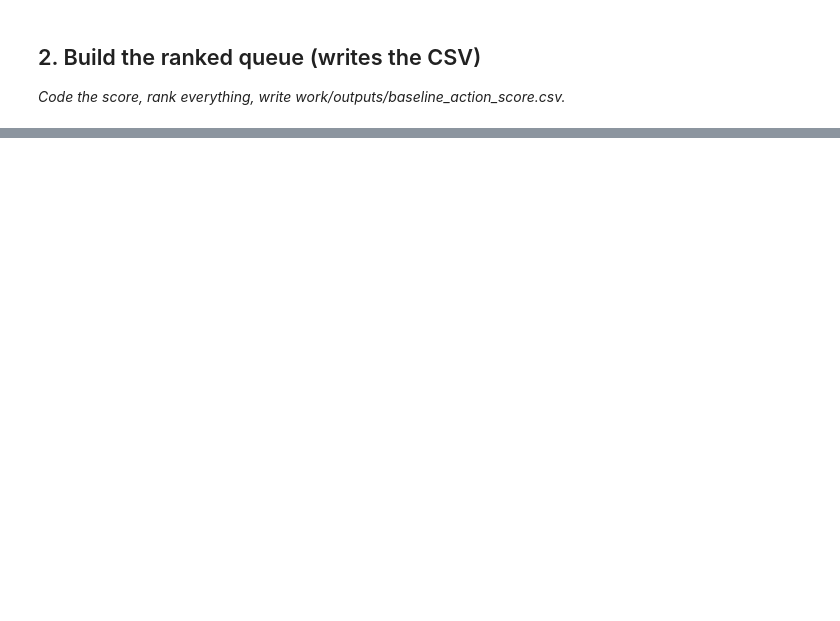
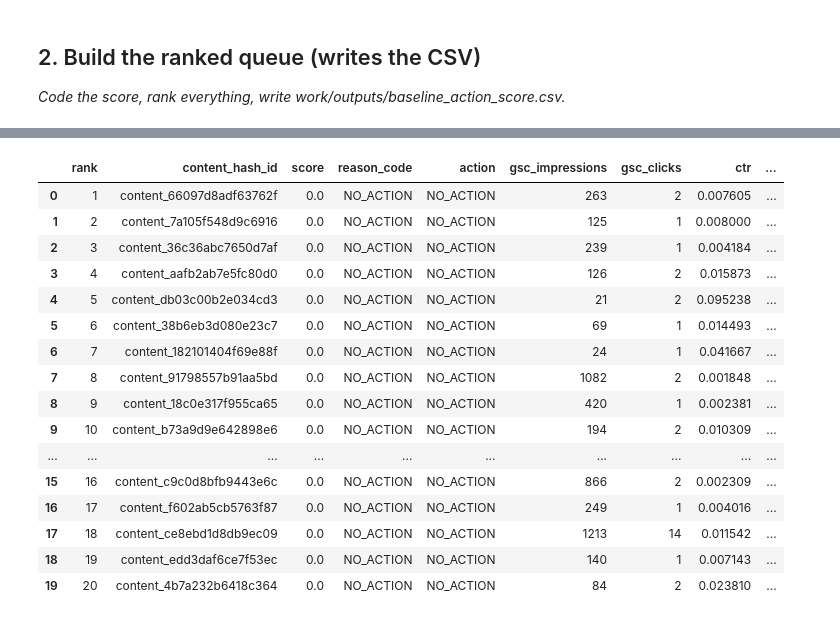
Before and after one commit to Umair01-code/FlyRank-ML-Intrenship, a Jupyter notebook: work/notebooks/w04_baseline_score.ipynb, the cells around one changed output, grey strips where cells are left out. Drawn from its saved outputs; the diff is of its cells as text; code cells hidden in the pictures; blank space fills up the shorter version.

```diff
--- a/work/notebooks/w04_baseline_score.ipynb
+++ b/work/notebooks/w04_baseline_score.ipynb
@@ -24,0 +187,19 @@ This skeleton is yours to fill. Work the sections **in order** — each one has
+# %%
+# Top 20 baseline recommendations
+
+top20 = ranked.head(20).copy()
+
+top20[
+    [
+        "rank",
+        "client_hash_id",
+        "content_hash_id",
+        "gsc_impressions",
+        "gsc_clicks",
+        "ctr",
+        "gsc_avg_position",
+        "score",
+        "reason_code",
+        "action",
+    ]
+]
@@ -24,0 +407,36 @@ This skeleton is yours to fill. Work the sections **in order** — each one has
+# %%
+# Display the information needed for the manual Top-20 review
+
+top20_review = top20[
+    [
+        "rank",
+        "content_hash_id",
+        "score",
+        "reason_code",
+        "action",
+        "gsc_impressions",
+        "gsc_clicks",
+        "ctr",
+        "gsc_avg_position",
+    ]
+].copy()
+
+top20_review
+# %% [output]
+|  | rank | content_hash_id | score | reason_code | action | gsc_impressions | gsc_clicks | ctr | ... |
+| 0 | 1 | content_66097d8adf63762f | 0.0 | NO_ACTION | NO_ACTION | 263 | 2 | 0.007605 | ... |
+| 1 | 2 | content_7a105f548d9c6916 | 0.0 | NO_ACTION | NO_ACTION | 125 | 1 | 0.008000 | ... |
+| 2 | 3 | content_36c36abc7650d7af | 0.0 | NO_ACTION | NO_ACTION | 239 | 1 | 0.004184 | ... |
+| 3 | 4 | content_aafb2ab7e5fc80d0 | 0.0 | NO_ACTION | NO_ACTION | 126 | 2 | 0.015873 | ... |
+| 4 | 5 | content_db03c00b2e034cd3 | 0.0 | NO_ACTION | NO_ACTION | 21 | 2 | 0.095238 | ... |
+| 5 | 6 | content_38b6eb3d080e23c7 | 0.0 | NO_ACTION | NO_ACTION | 69 | 1 | 0.014493 | ... |
+| 6 | 7 | content_182101404f69e88f | 0.0 | NO_ACTION | NO_ACTION | 24 | 1 | 0.041667 | ... |
+| 7 | 8 | content_91798557b91aa5bd | 0.0 | NO_ACTION | NO_ACTION | 1082 | 2 | 0.001848 | ... |
+| 8 | 9 | content_18c0e317f955ca65 | 0.0 | NO_ACTION | NO_ACTION | 420 | 1 | 0.002381 | ... |
+| 9 | 10 | content_b73a9d9e642898e6 | 0.0 | NO_ACTION | NO_ACTION | 194 | 2 | 0.010309 | ... |
+| ... | ... | ... | ... | ... | ... | ... | ... | ... | ... |
+| 15 | 16 | content_c9c0d8bfb9443e6c | 0.0 | NO_ACTION | NO_ACTION | 866 | 2 | 0.002309 | ... |
+| 16 | 17 | content_f602ab5cb5763f87 | 0.0 | NO_ACTION | NO_ACTION | 249 | 1 | 0.004016 | ... |
+| 17 | 18 | content_ce8ebd1d8db9ec09 | 0.0 | NO_ACTION | NO_ACTION | 1213 | 14 | 0.011542 | ... |
+| 18 | 19 | content_edd3daf6ce7f53ec | 0.0 | NO_ACTION | NO_ACTION | 140 | 1 | 0.007143 | ... |
+| 19 | 20 | content_4b7a232b6418c364 | 0.0 | NO_ACTION | NO_ACTION | 84 | 2 | 0.023810 | ... |
```
Also changed, not shown: parts of 25 cells of this notebook.
